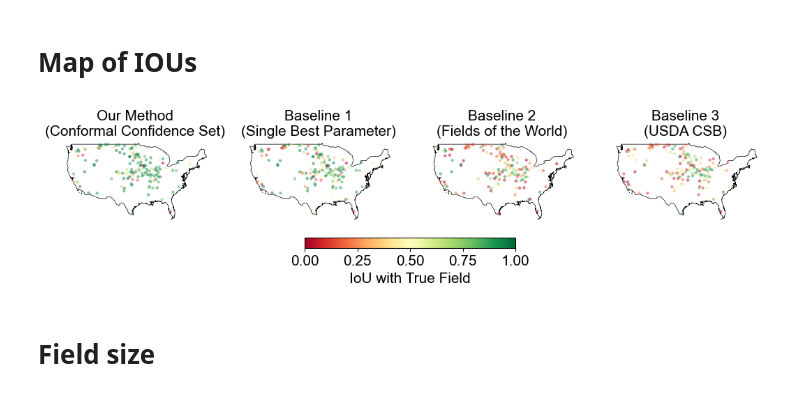
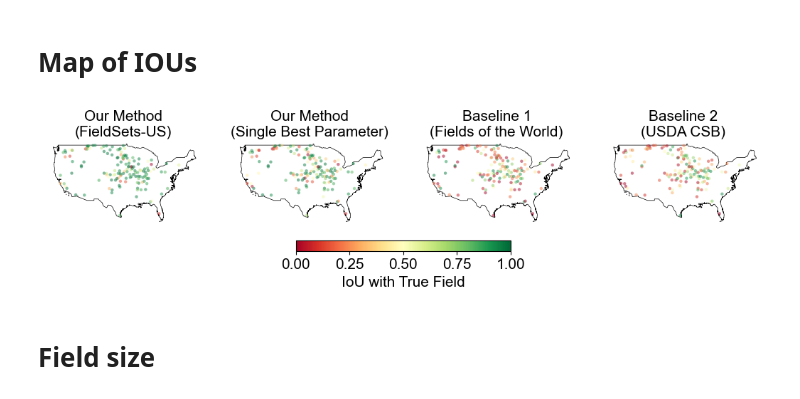
Before and after one commit to conformal-instance-segmentation/US-fields-map, a Jupyter notebook: 2026-06-08 figures for paper- results.ipynb, the cells around one changed output. Saved outputs shown, nothing was run; the diff lists cells and outputs as text; code cells hidden in the pictures.

Commit message:
update figures

```diff
--- a/2026-06-08 figures for paper- results.ipynb
+++ b/2026-06-08 figures for paper- results.ipynb
@@ -167,10 +167,10 @@ plt.rc('ytick', labelsize=10)
 plt.rc('figure', titlesize=10)
 
 method_names = {'true_field': 'True Field',
-                'conformal': 'Our Method\n(Conformal Confidence Set)',
-                'single_best_parameter': 'Baseline 1\n(Single Best\n Parameter)',
-               'taylor_geospatial': 'Baseline 2\n(Fields of\n the World)',
-               'usda': 'Baseline 3\n(USDA CSB)'}
+                'conformal': 'Our Method\n(FieldSets-US)',
+                'single_best_parameter': 'Our Method\n(Single Best\n Parameter)',
+               'taylor_geospatial': 'Baseline 1\n(Fields of\n the World)',
+               'usda': 'Baseline 2\n(USDA CSB)'}
 
 data = results_table.sample(n=10, random_state=0)
 data = data.sort_values(by='conformal_set_size').reset_index()
@@ -471,10 +276,10 @@ plt.rc('ytick', labelsize=15)
 plt.rc('figure', titlesize=15)
 
 methods = ['conformal', 'single_best_parameter', 'taylor_geospatial', 'usda']
-method_names = {'conformal': 'Our Method\n(Conformal Confidence Set)',
-                'single_best_parameter': 'Baseline 1\n(Single Best Parameter)',
-               'taylor_geospatial': 'Baseline 2\n(Fields of the World)',
-               'usda': 'Baseline 3\n(USDA CSB)'}
+method_names = {'conformal': 'Our Method\n(FieldSets-US)',
+                'single_best_parameter': 'Our Method\n(Single Best Parameter)',
+               'taylor_geospatial': 'Baseline 1\n(Fields of the World)',
+               'usda': 'Baseline 2\n(USDA CSB)'}
 
 fig, axs = plt.subplots(nrows=1, ncols=4, figsize=(13, 5))
 cmap = plt.get_cmap('RdYlGn')
@@ -486,33 +291,33 @@ for i, method in enumerate(methods):
     usa = world[world.admin == "United States of America"]
     usa.plot(ax=ax, color='white', edgecolor='black', linewidth=0.5)
     ax.set_xlim(-128, -65)
     ax.set_ylim(23, 50)
 
     gdf = gpd.GeoDataFrame(
         results_table[['lon', 'lat', f'{method}_IOU']], geometry=gpd.points_from_xy(results_table.lon, results_table.lat), crs="EPSG:4326"
     )
 
     #legend = True if i==3 else False
     sc = gdf.plot(
         ax=ax,
         column=f'{method}_IOU',
         cmap=cmap,
         vmin=0,
         vmax=1,
         s=10,
         alpha=0.5,
         linewidth=0,
         legend=False
     )
     ax.set_title(method_names[method])
     ax.set_axis_off()
 
 sm = plt.cm.ScalarMappable(cmap=cmap, norm=plt.Normalize(vmin=0, vmax=1))
 cbar = fig.colorbar(sm, ax=axs, orientation='horizontal', shrink=0.3, pad=0.05)
 cbar.set_label('IoU with True Field')
 plt.savefig('figures/IoU_maps.png', dpi=300, bbox_inches='tight')
 plt.show()
 # %% [output]
-[figure, old version]
+[figure, new version]
 # %% [markdown]
 # Field size
```
Also changed, not shown: parts of 6 cells of this notebook, 9 other files.
